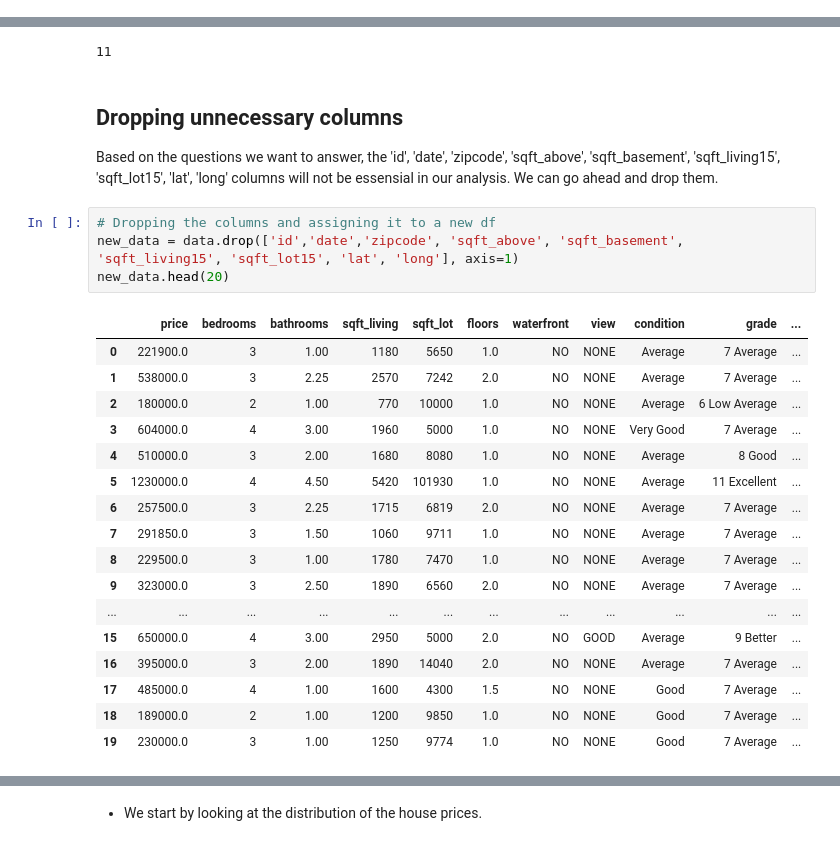
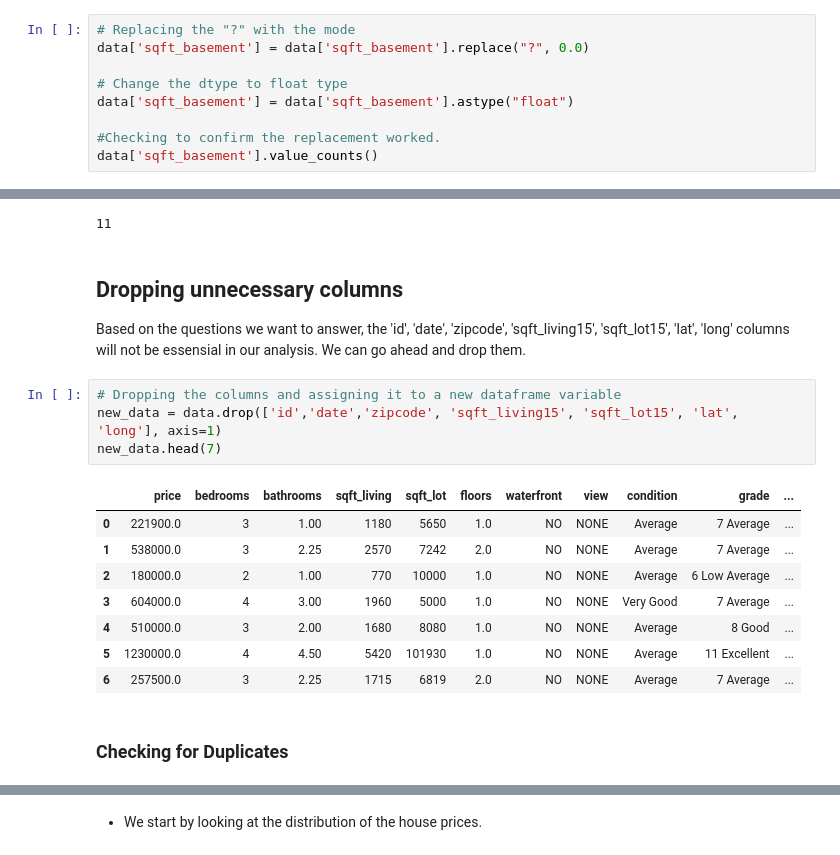
Before and after one commit to learn-co-curriculum/dsc-phase-2-project-v2-3, a Jupyter notebook: student.ipynb, the cells around one changed output, grey strips where cells are left out. Saved outputs shown, nothing was run; the diff lists cells and outputs as text.

```diff
--- a/student.ipynb
+++ b/student.ipynb
@@ -141,0 +162,9 @@ We now check the entries in these columns and to confirm they have the correct d
+# %%
+# Replacing the "?" with the mode
+data['sqft_basement'] = data['sqft_basement'].replace("?", 0.0)
+
+# Change the dtype to float type
+data['sqft_basement'] = data['sqft_basement'].astype("float")
+
+#Checking to confirm the replacement worked.
+data['sqft_basement'].value_counts()
@@ -304,26 +349,19 @@ data["bedrooms"].max()
 11
 # %% [markdown]
 ## Dropping unnecessary columns
-Based on the questions we want to answer, the 'id', 'date', 'zipcode', 'sqft_above', 'sqft_basement', 'sqft_living15', 'sqft_lot15', 'lat', 'long' columns will not be essensial in our analysis. We can go ahead and drop them.
+Based on the questions we want to answer, the 'id', 'date', 'zipcode', 'sqft_living15', 'sqft_lot15', 'lat', 'long' columns will not be essensial in our analysis. We can go ahead and drop them.
 # %%
-# Dropping the columns and assigning it to a new df
-new_data = data.drop(['id','date','zipcode', 'sqft_above', 'sqft_basement', 'sqft_living15', 'sqft_lot15', 'lat', 'long'], axis=1)
-new_data.head(20)
+# Dropping the columns and assigning it to a new dataframe variable
+new_data = data.drop(['id','date','zipcode', 'sqft_living15', 'sqft_lot15', 'lat', 'long'], axis=1)
+new_data.head(7)
 # %% [output]
 |  | price | bedrooms | bathrooms | sqft_living | sqft_lot | floors | waterfront | view | condition | grade | ... |
 | 0 | 221900.0 | 3 | 1.00 | 1180 | 5650 | 1.0 | NO | NONE | Average | 7 Average | ... |
 | 1 | 538000.0 | 3 | 2.25 | 2570 | 7242 | 2.0 | NO | NONE | Average | 7 Average | ... |
 | 2 | 180000.0 | 2 | 1.00 | 770 | 10000 | 1.0 | NO | NONE | Average | 6 Low Average | ... |
 | 3 | 604000.0 | 4 | 3.00 | 1960 | 5000 | 1.0 | NO | NONE | Very Good | 7 Average | ... |
 | 4 | 510000.0 | 3 | 2.00 | 1680 | 8080 | 1.0 | NO | NONE | Average | 8 Good | ... |
 | 5 | 1230000.0 | 4 | 4.50 | 5420 | 101930 | 1.0 | NO | NONE | Average | 11 Excellent | ... |
 | 6 | 257500.0 | 3 | 2.25 | 1715 | 6819 | 2.0 | NO | NONE | Average | 7 Average | ... |
-| 7 | 291850.0 | 3 | 1.50 | 1060 | 9711 | 1.0 | NO | NONE | Average | 7 Average | ... |
-| 8 | 229500.0 | 3 | 1.00 | 1780 | 7470 | 1.0 | NO | NONE | Average | 7 Average | ... |
-| 9 | 323000.0 | 3 | 2.50 | 1890 | 6560 | 2.0 | NO | NONE | Average | 7 Average | ... |
-| ... | ... | ... | ... | ... | ... | ... | ... | ... | ... | ... | ... |
-| 15 | 650000.0 | 4 | 3.00 | 2950 | 5000 | 2.0 | NO | GOOD | Average | 9 Better | ... |
-| 16 | 395000.0 | 3 | 2.00 | 1890 | 14040 | 2.0 | NO | NONE | Average | 7 Average | ... |
-| 17 | 485000.0 | 4 | 1.00 | 1600 | 4300 | 1.5 | NO | NONE | Good | 7 Average | ... |
-| 18 | 189000.0 | 2 | 1.00 | 1200 | 9850 | 1.0 | NO | NONE | Good | 7 Average | ... |
-| 19 | 230000.0 | 3 | 1.00 | 1250 | 9774 | 1.0 | NO | NONE | Good | 7 Average | ... |
+# %% [markdown]
+### Checking for Duplicates
```
Also changed, not shown: parts of 138 cells of this notebook.
